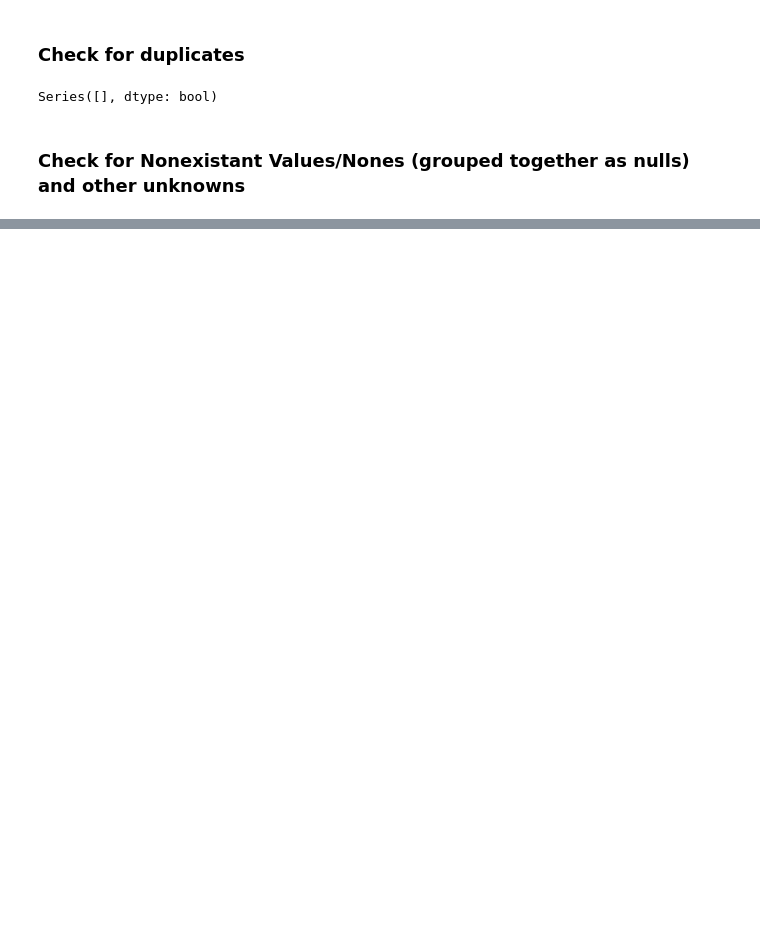
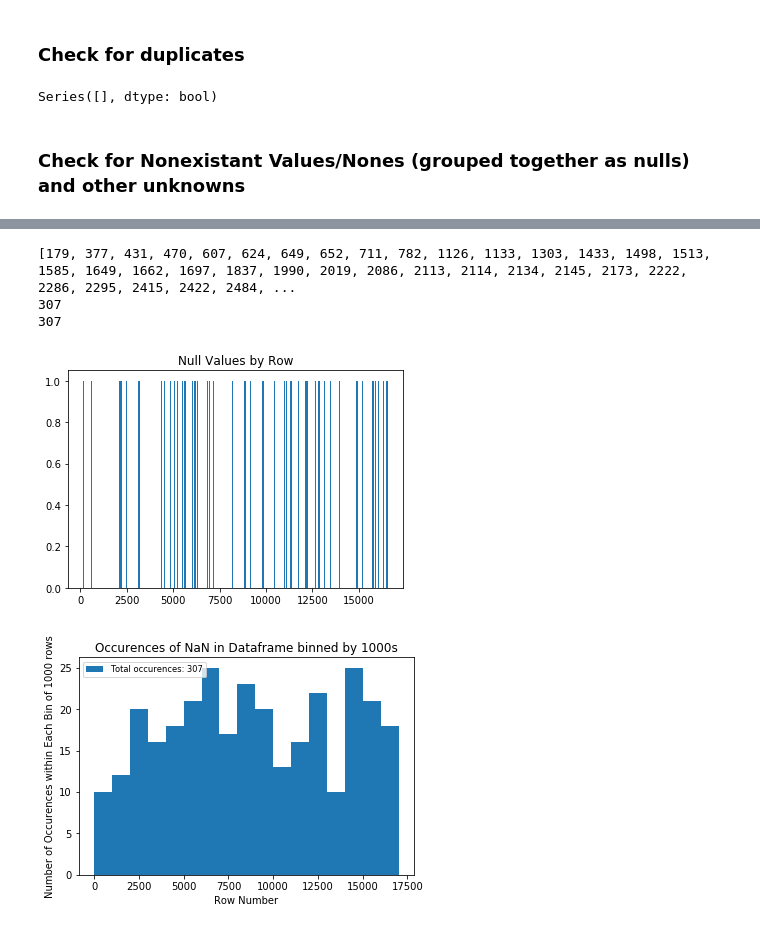
Before and after one commit to AaDalal/senior_sem_ai, a Jupyter notebook: dataExploration0_IDA.ipynb, the cells around one changed output, grey strips where cells are left out. Cells and saved outputs as stored; diff of their text form; code cells hidden in the pictures; blank space fills up the shorter version.

```diff
--- a/dataExploration0_IDA.ipynb
+++ b/dataExploration0_IDA.ipynb
@@ -72,0 +71,35 @@ NaN_count_col_df
+# %%
+# Plotting the locations of the NaNs by row
+
+    # Note: converting from list-->dict-->list eliminates duplicates bc dict do not allow repeats in the their keys
+nan_locs = list(dict.fromkeys(vg_df[vg_df.isnull().any(axis = 1)].index.tolist()))
+
+print(nan_locs)
+print(len(nan_locs))
+print(len(vg_df[vg_df.isnull().any(axis = 1)].index.tolist()))
+
+plt.bar(nan_locs, 1, width = 10)
+plt.title("Null Values by Row")
+plt.show()
+
+# Binned by thousands
+
+plt.hist(np.array(nan_locs), bins = 17, range = (0.0, 17000.0))
+plt.title('Occurences of NaN in Dataframe binned by 1000s')
+plt.xlabel('Row Number')
+plt.ylabel('Number of Occurences within Each Bin of 1000 rows')
+plt.legend([f'Total occurences: {len(nan_locs)}'], loc = 'upper left', fontsize = 'small')
+plt.show()
+
+# Table of where the NaNs are located
+
+NaN_count_col_df = pd.DataFrame()
+for col in vg_df.columns:
+    NaN_count_col_df[f'NaNs_in_{col}'] = [vg_df[col].isnull().values.sum()]
+NaN_count_col_df
+# %% [output]
+[179, 377, 431, 470, 607, 624, 649, 652, 711, 782, 1126, 1133, 1303, 1433, 1498, 1513, 1585, 1649, 1662, 1697, 1837, 1990, 2019, 2086, 2113, 2114, 2134, 2145, 2173, 2222, 2286, 2295, 2415, 2422, 2484, ...
+307
+307
+[figure, added]
+[figure, added]
```
Also changed, not shown: parts of 8 cells of this notebook.
